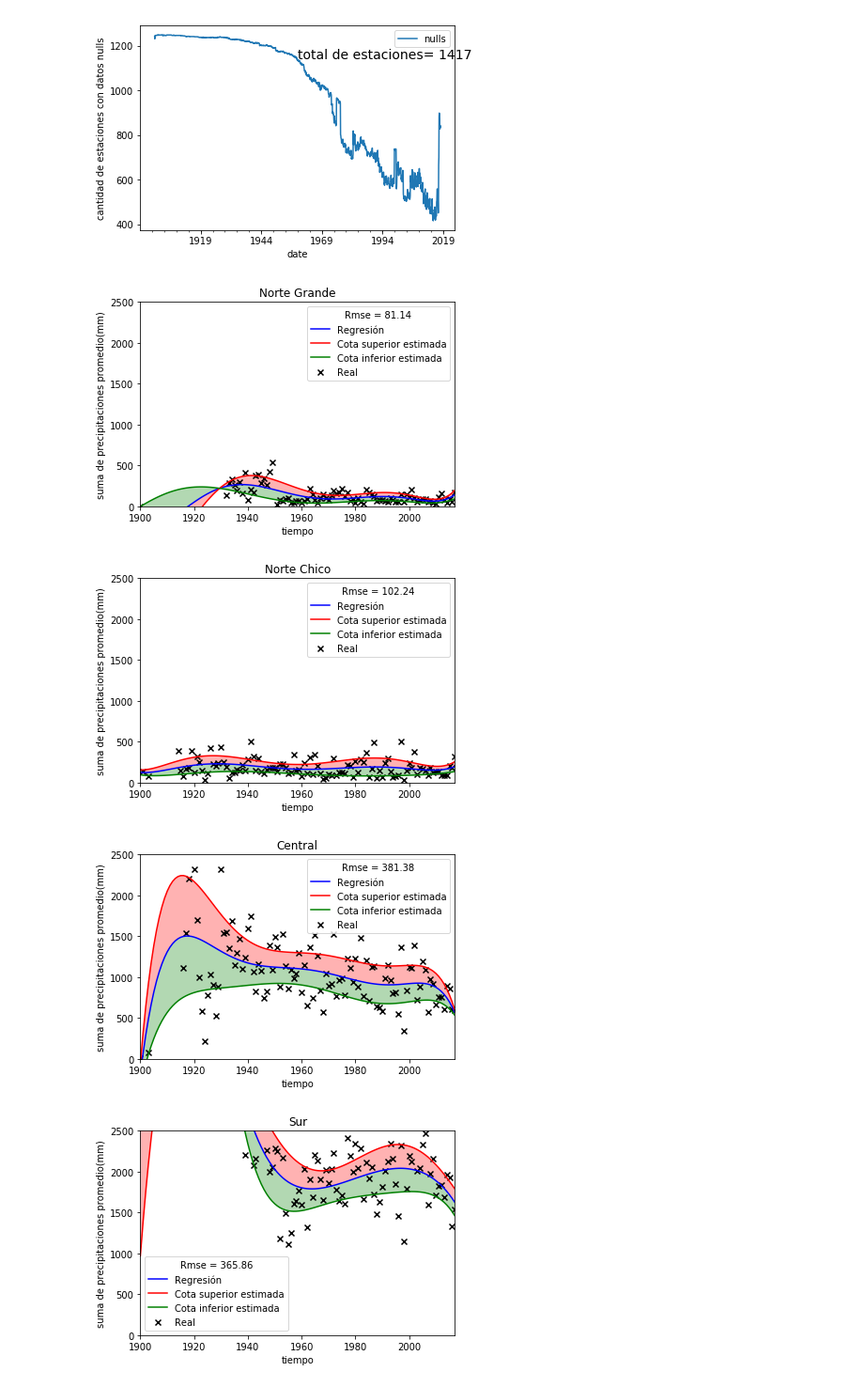
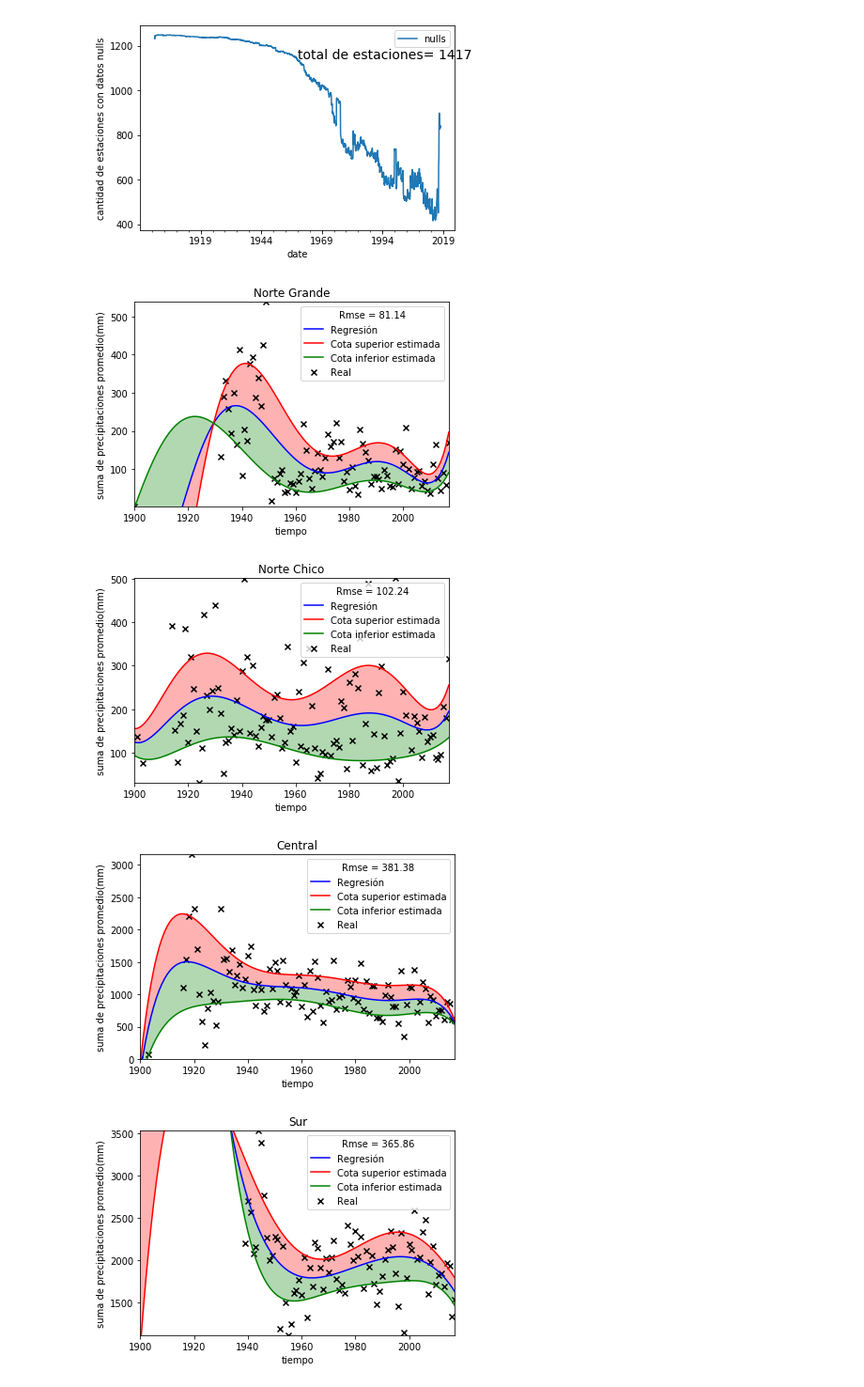
Before and after one commit to daaguirr/Proyecto_Visualiza, a Jupyter notebook: notebooks/notebook.ipynb, the cells around one changed output. Shown at 94% size. Drawn from its saved outputs; the diff is of its cells as text; code cells hidden in the pictures.

```diff
--- a/notebooks/notebook.ipynb
+++ b/notebooks/notebook.ipynb
@@ -127,36 +127,36 @@ for i, row in bby.iterrows():
     ecm = rmse(c1,row.values)
     error = np.abs(c1 - row.values)
 
     c2 = c1 + error
     c3 = c1-error
 
     z1 = np.polyfit(xt, c2,deg)
     f1 = np.poly1d(z1)
 
     z2 = np.polyfit(xt,c3,deg)
     f2 = np.poly1d(z2)
 
     c4 = f1(full)
     c5 = f2(full)
 
     plt.plot(full,f(full),color = "b", label = "Regresión")
     plt.plot(full,c4,color = "red" , label = "Cota superior estimada")
     plt.plot(full,c5,color = "green", label = "Cota inferior estimada")
 
     plt.fill_between(full, f(full), c4, facecolor='red', interpolate=True,alpha = 0.3)
     plt.fill_between(full, f(full), c5, facecolor='green', interpolate=True, alpha = 0.3)
 
     plt.scatter(xt,row.values, marker = 'x', color="black", label = "Real")
 
     plt.title(str_region(i))
-    #plt.axis((full.min(), full.max(), row.values.min(),row.values.max()))
-    plt.axis((full.min(), full.max(), 0,2500))
+    plt.axis((full.min(), full.max(), row.values.min(),row.values.max()))
+    #plt.axis((full.min(), full.max(), 0,2500))
     plt.legend(title = f"Rmse = {ecm:.2f}")
     plt.xlabel("tiempo")
     plt.ylabel("suma de precipitaciones promedio(mm)")
     plt.show()
 # %% [output]
-[figure, old version]
+[figure, new version]
-[figure, old version]
+[figure, new version]
-[figure, old version]
+[figure, new version]
-[figure, old version]
+[figure, new version]
```
Also changed, not shown: parts of 2 cells of this notebook.
